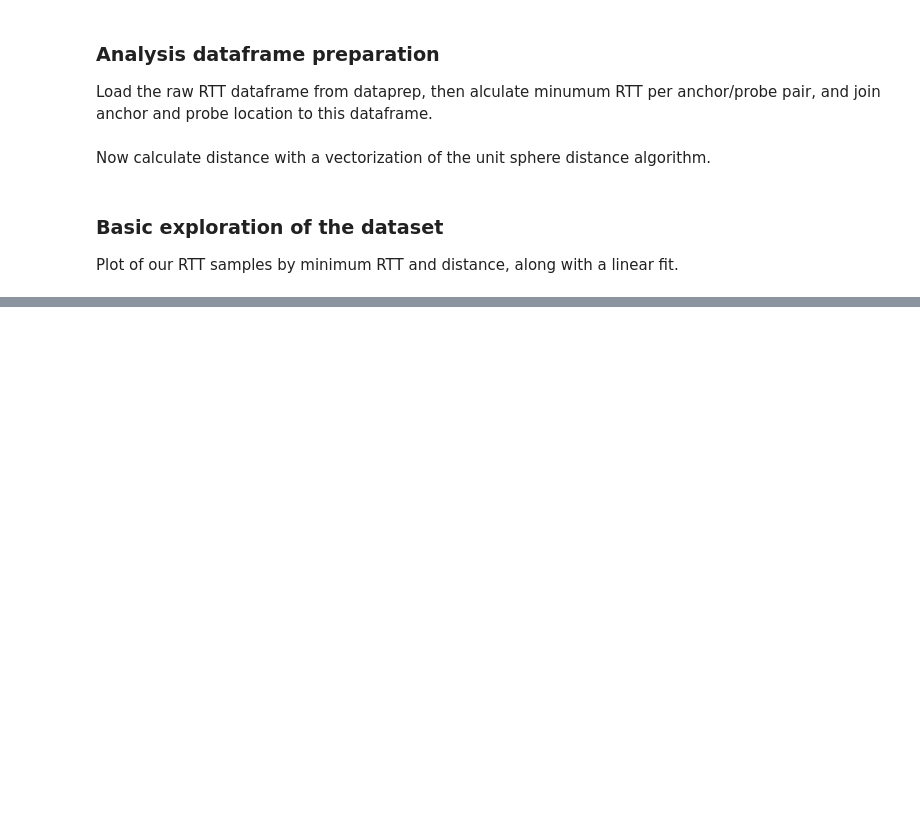
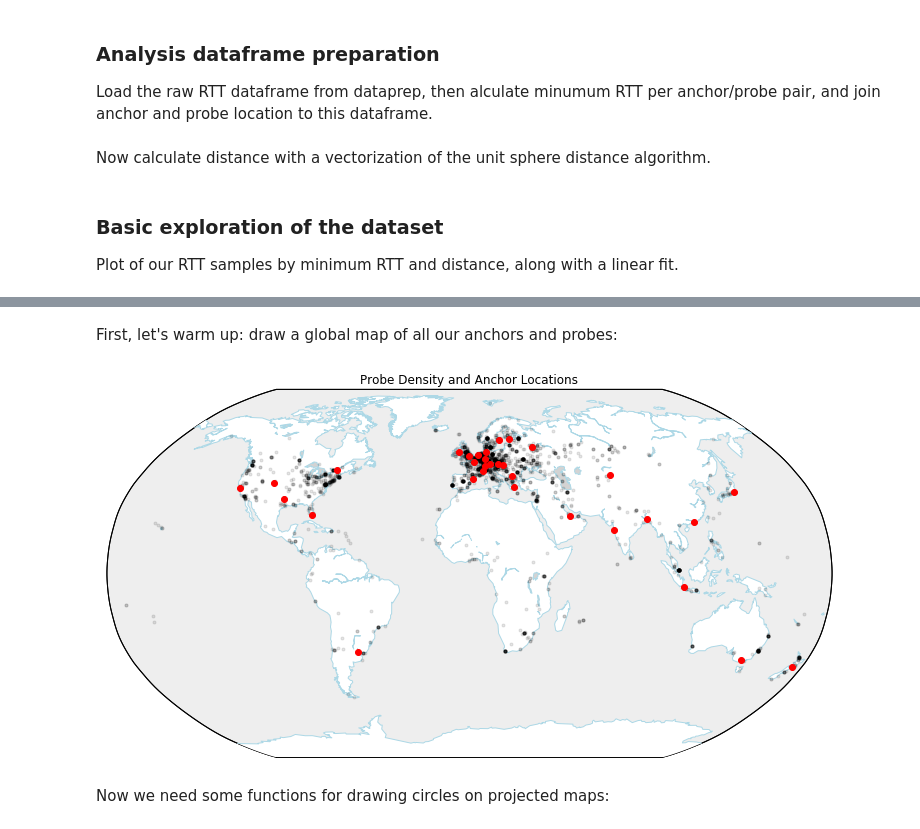
Before and after one commit to britram/trilateration, a Jupyter notebook: analysis.ipynb, the cells around one changed output, grey strips where cells are left out. Drawn from its saved outputs; the diff is of its cells as text; code cells hidden in the pictures; blank space fills up the shorter version.

```diff
--- a/analysis.ipynb
+++ b/analysis.ipynb
@@ -129,0 +167,6 @@ plt.plot(np.arange(1,55), np.arange(1,55) * 4 * 300 * 0.33)
+# %%
+c = 299792458
+def dist_for_rtt(rtt):
+    return (c / 1e9) * ilf * rtt / 2
+
+min_df['rtt_km'] = (c / 1e9) * ilf * (min_df['minrtt'] / 2)
@@ -129,0 +181,25 @@ plt.plot(np.arange(1,55), np.arange(1,55) * 4 * 300 * 0.33)
+# %% [markdown]
+First, let's warm up: draw a global map of all our anchors and probes:
+# %%
+aloc_df = min_df.groupby(level=[0]).first().loc[:,['alon','alat']]
+ploc_df = min_df.groupby(level=[1]).first().loc[:,['plon','plat']]
+
+# lon_0 is central longitude of projection.
+# resolution = 'c' means use crude resolution coastlines.
+plt.figure(figsize=(13,10))
+m = Basemap(projection='robin',lon_0=0,resolution='c')
+m.drawcoastlines(color='lightblue')
+m.fillcontinents(color='white',lake_color='lightgrey')
+m.drawmapboundary(fill_color='#eeeeee')
+plt.title("Probe Density and Anchor Locations")
+for pid, point in ploc_df.iterrows():
+    x, y = m(point['plon'], point['plat'])
+    plt.plot(x,y,"k.",alpha=0.1)
+for aid, point in aloc_df.iterrows():
+    x, y = m(point['alon'], point['alat'])
+    plt.plot(x,y,"ro")
+plt.show()
+# %% [output]
+[figure, added]
+# %% [markdown]
+Now we need some functions for drawing circles on projected maps:
```
Also changed, not shown: parts of 29 cells of this notebook, 2 other files.
